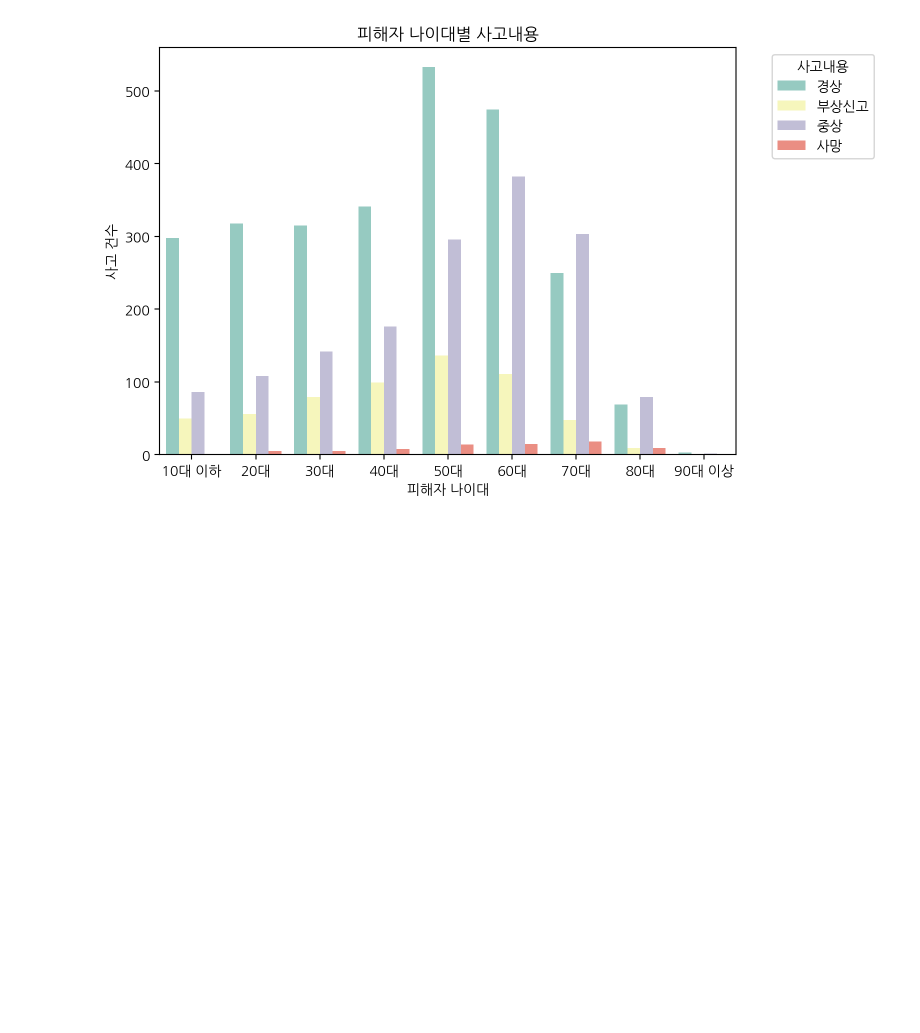
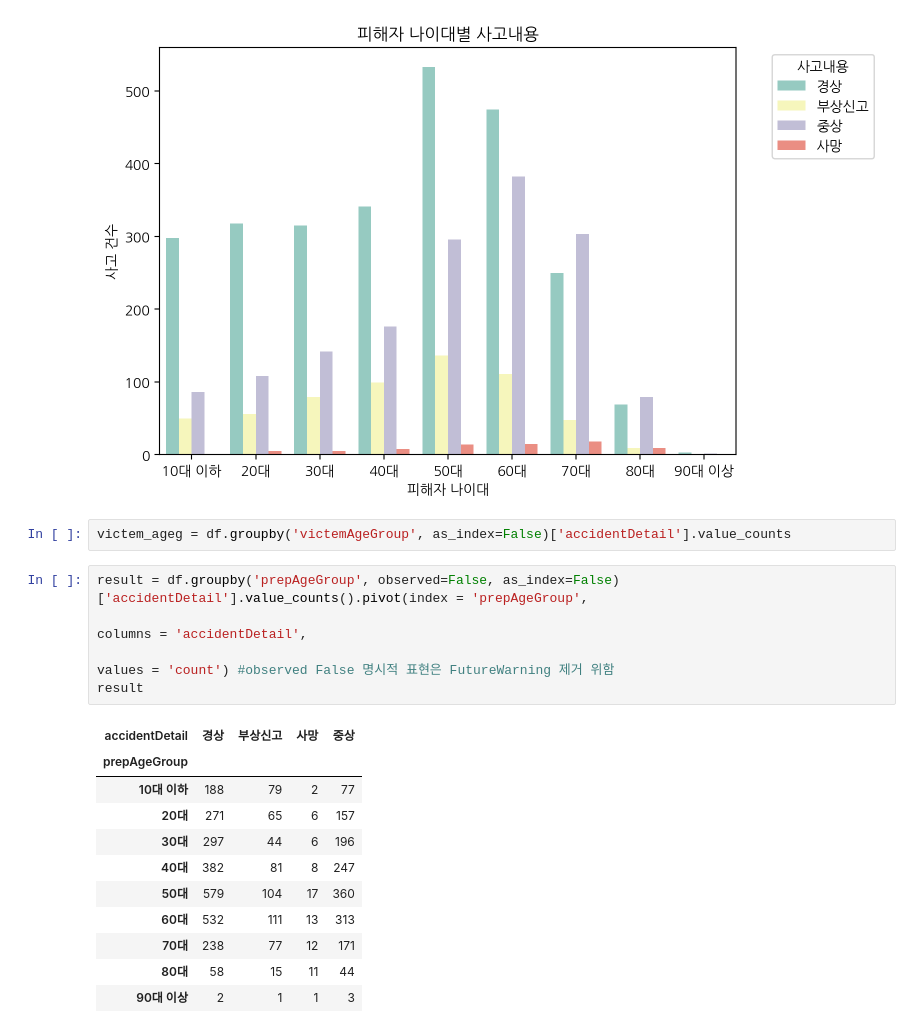
Before and after one commit to yeojeong735/25-BDA-TeamDP, a Jupyter notebook: 25_BDA_BikeCrash_TeamDP.ipynb, the cells around one changed output. Saved outputs shown, nothing was run; the diff lists cells and outputs as text; blank space fills up the shorter version.

```diff
--- a/25_BDA_BikeCrash_TeamDP.ipynb
+++ b/25_BDA_BikeCrash_TeamDP.ipynb
@@ -361,3 +360,22 @@ plt.tight_layout()
 plt.show()
 # %% [output]
 [figure]
+# %%
+victem_ageg = df.groupby('victemAgeGroup', as_index=False)['accidentDetail'].value_counts
+# %%
+result = df.groupby('prepAgeGroup', observed=False, as_index=False)['accidentDetail'].value_counts().pivot(index = 'prepAgeGroup',
+                                                                                                           columns = 'accidentDetail',
+                                                                                                           values = 'count') #observed False 명시적 표현은 FutureWarning 제거 위함
+result
+# %% [output]
+| accidentDetail | 경상 | 부상신고 | 사망 | 중상 |
+| prepAgeGroup |  |  |  |  |
+| 10대 이하 | 188 | 79 | 2 | 77 |
+| 20대 | 271 | 65 | 6 | 157 |
+| 30대 | 297 | 44 | 6 | 196 |
+| 40대 | 382 | 81 | 8 | 247 |
+| 50대 | 579 | 104 | 17 | 360 |
+| 60대 | 532 | 111 | 13 | 313 |
+| 70대 | 238 | 77 | 12 | 171 |
+| 80대 | 58 | 15 | 11 | 44 |
+| 90대 이상 | 2 | 1 | 1 | 3 |
```
Also changed, not shown: parts of 2 cells of this notebook.
